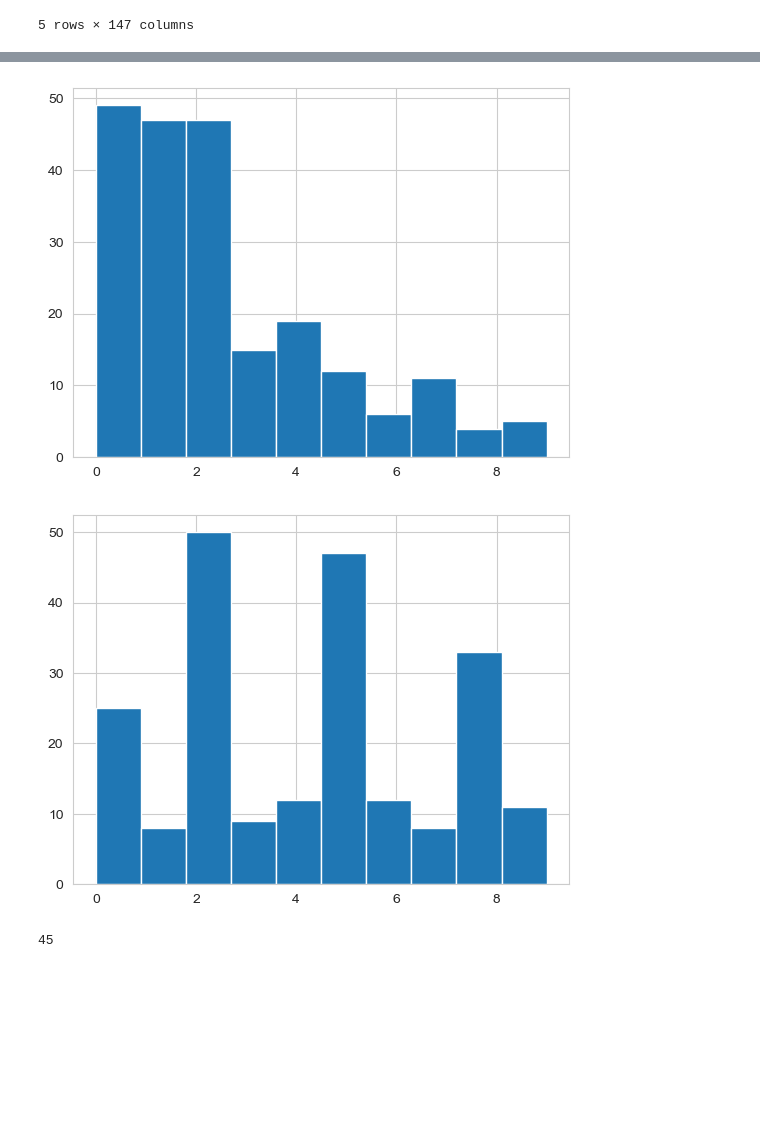
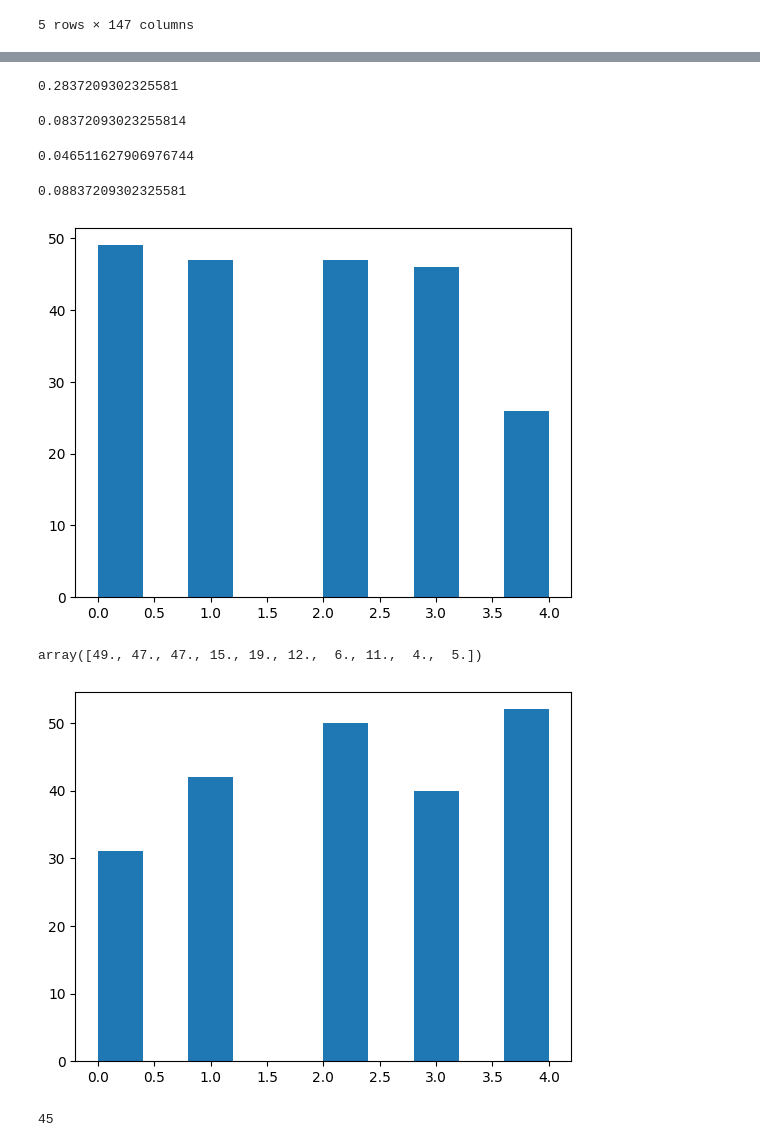
Before and after one commit to firezl/green-supply-chain, a Jupyter notebook: analysis.ipynb, the cells around one changed output, grey strips where cells are left out. Saved outputs shown, nothing was run; the diff lists cells and outputs as text; code cells hidden in the pictures; blank space fills up the shorter version.

```diff
--- a/analysis.ipynb
+++ b/analysis.ipynb
@@ -37,3 +76,3 @@ data.to_excel("./data/data_cn_lc.xlsx")
 # %%
-gt_score = {"C":0, "B":1,"BB":2,"BBB⁻":3,"BBB":4,"BBB⁺":5,"A⁻":6,"A":7,"AA⁻":8,"A⁺":9}
+gt_score = {"C":0, "B":1,"BB":2,"BBB-":3,"BBB":4,"BBB+":5,"A-":6,"A":7,"AA-":8,"A+":9}
 # %%
@@ -54,14 +93,72 @@ pr_esg = [pr_score[i] for i in pr_environment]
 # %%
 gt_esg = np.array(gt_esg)
 pr_esg = np.array(pr_esg)
+# %%
+def re_histogram(esg):
+    hist = []
+    for i in range(0,int(esg.max())+1):
+        hist = np.append(hist, np.sum(esg == i))
+    re_hist = np.zeros(5)
+    re_dict = {}
+    partition = np.round(hist.sum()/5)
+    index = 0
+    for i,v in enumerate(hist):
+        if v <= partition - re_hist[index]:
+            re_hist[index] += v
+            re_dict[i] = index
+        else:
+            if v + re_hist[index] > partition * 1.2:
+                index += 1
+                if index == 5:
+                    index = 4
+                    re_hist[index] += v
+                    re_dict[i] = index
+                else:
+                    re_hist[index] += v
+                    re_dict[i] = index
+            else:
+                re_hist[index] += v
+                re_dict[i] = index
+                index += 1
+                if index == 5:
+                    index = 4
+    return re_dict
+# %%
+gt_hist = re_histogram(gt_esg)
+pr_hist = re_histogram(pr_esg)
+# %%
+re_gt_esg = [gt_hist[i] for i in gt_esg]
+re_pr_esg = [pr_hist[i] for i in pr_esg]
+re_pr_esg = np.array(re_pr_esg)
+re_gt_esg = np.array(re_gt_esg)
+# %%
+np.where(re_gt_esg==re_pr_esg)[0].shape[0]/re_gt_esg.shape[0]
+# %% [output]
+0.2837209302325581
+# %%
+np.where(gt_esg==pr_esg-1)[0].shape[0]/re_gt_esg.shape[0]
+# %% [output]
+0.08372093023255814
+# %%
+np.where(gt_esg==pr_esg+1)[0].shape[0]/re_gt_esg.shape[0]
+# %% [output]
+0.046511627906976744
+# %%
+np.where(gt_esg==pr_esg)[0].shape[0]/re_gt_esg.shape[0]
+# %% [output]
+0.08837209302325581
 # %%
-gt_dis = plt.hist(gt_esg)[0]
+gt_dis = plt.hist(re_gt_esg)[0]
 # %% [output]
-[figure, old version]
+[figure, new version]
+# %%
+gt_dis
+# %% [output]
+array([49., 47., 47., 15., 19., 12.,  6., 11.,  4.,  5.])
 # %%
-pr_dis =plt.hist(pr_esg)[0]
+pr_dis =plt.hist(re_pr_esg)[0]
 # %% [output]
-[figure, old version]
+[figure, new version]
 # %%
 len(np.where(gt_esg == pr_esg)[0])
 # %% [output]
```
Also changed, not shown: parts of 10 cells of this notebook, 4 other files.
